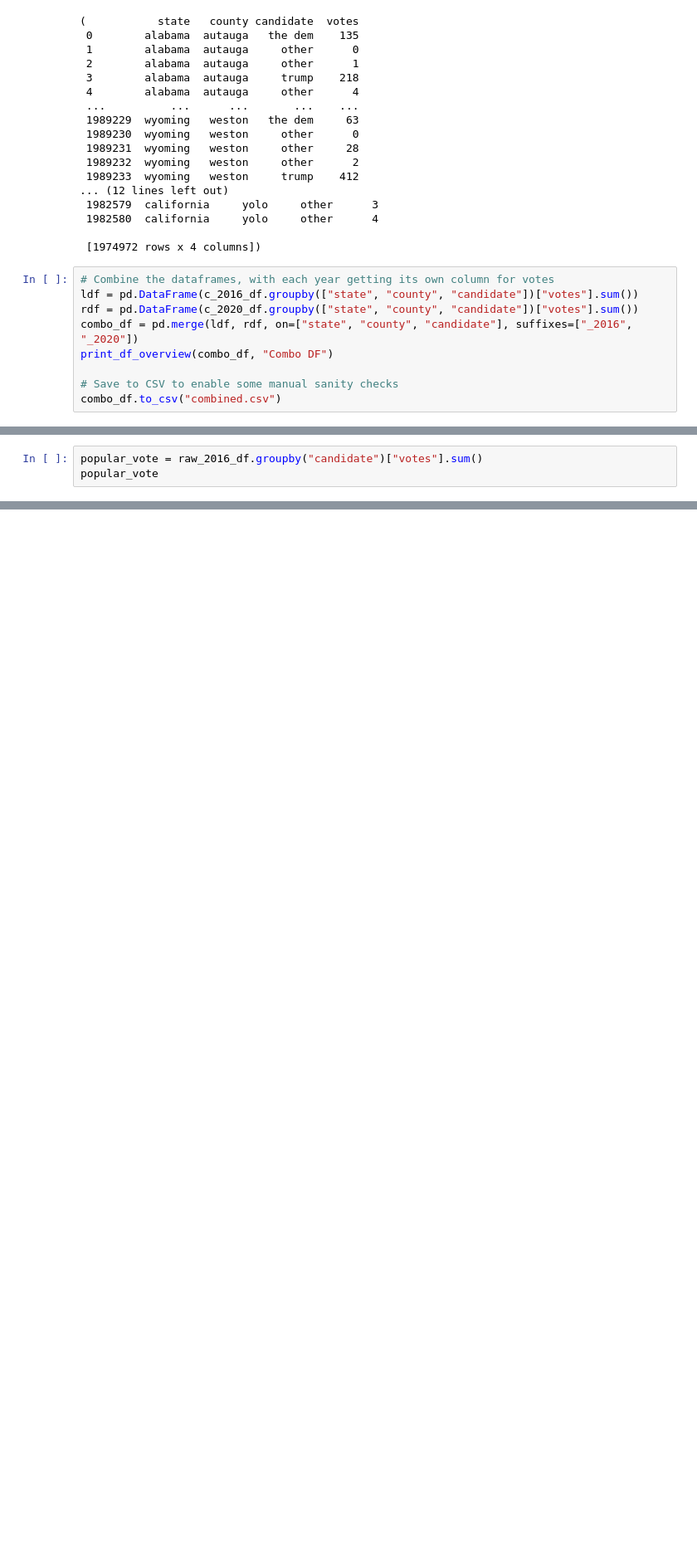
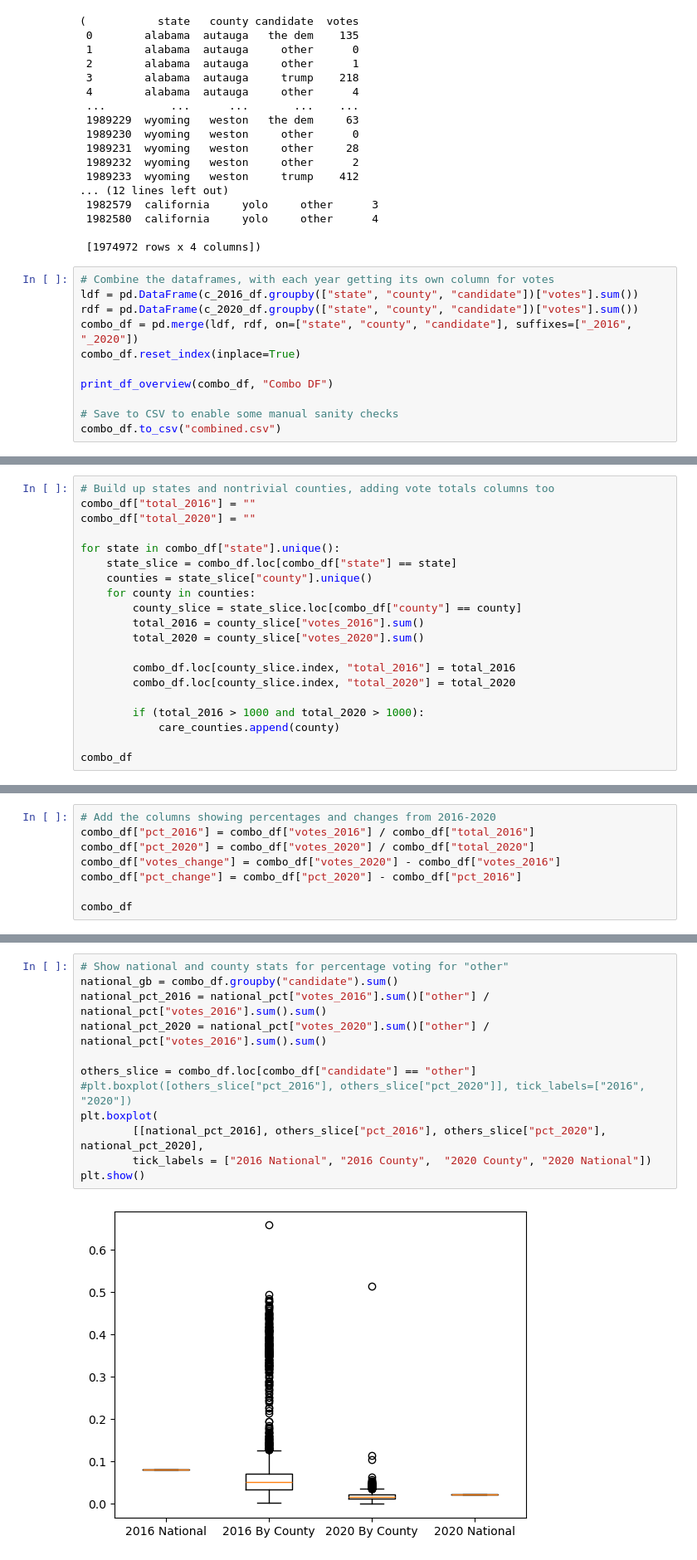
Before and after one commit to rmathena79/democracy, a Jupyter notebook: democracy.ipynb, the cells around one changed output, grey strips where cells are left out. Shown at 83% size. Cells and saved outputs as stored; diff of their text form; blank space fills up the shorter version.

Commit message:
Major calculations are in place, and my first graph

```diff
--- a/democracy.ipynb
+++ b/democracy.ipynb
@@ -178,6 +179,8 @@ c_2016_df, c_2020_df
 ldf = pd.DataFrame(c_2016_df.groupby(["state", "county", "candidate"])["votes"].sum())
 rdf = pd.DataFrame(c_2020_df.groupby(["state", "county", "candidate"])["votes"].sum())
 combo_df = pd.merge(ldf, rdf, on=["state", "county", "candidate"], suffixes=["_2016", "_2020"])
+combo_df.reset_index(inplace=True)
+
 print_df_overview(combo_df, "Combo DF")
 
 # Save to CSV to enable some manual sanity checks
@@ -202,5 +205,22 @@ votes_2020    int32
 Name: count, dtype: int64
 # %%
-popular_vote = raw_2016_df.groupby("candidate")["votes"].sum()
-popular_vote
+# Build up states and nontrivial counties, adding vote totals columns too
+combo_df["total_2016"] = ""
+combo_df["total_2020"] = ""
+
+for state in combo_df["state"].unique():
+    state_slice = combo_df.loc[combo_df["state"] == state]
+    counties = state_slice["county"].unique()
+    for county in counties:
+        county_slice = state_slice.loc[combo_df["county"] == county]
+        total_2016 = county_slice["votes_2016"].sum()
+        total_2020 = county_slice["votes_2020"].sum()
+
+        combo_df.loc[county_slice.index, "total_2016"] = total_2016
+        combo_df.loc[county_slice.index, "total_2020"] = total_2020
+
+        if (total_2016 > 1000 and total_2020 > 1000):
+            care_counties.append(county)
+
+combo_df
 # %% [output]
@@ -219,0 +244,8 @@ Name: votes, Length: 377, dtype: int32
+# %%
+# Add the columns showing percentages and changes from 2016-2020
+combo_df["pct_2016"] = combo_df["votes_2016"] / combo_df["total_2016"]
+combo_df["pct_2020"] = combo_df["votes_2020"] / combo_df["total_2020"]
+combo_df["votes_change"] = combo_df["votes_2020"] - combo_df["votes_2016"]
+combo_df["pct_change"] = combo_df["pct_2020"] - combo_df["pct_2016"]
+
+combo_df
@@ -219,0 +266,14 @@ Name: votes, Length: 377, dtype: int32
+# %%
+# Show national and county stats for percentage voting for "other"
+national_gb = combo_df.groupby("candidate").sum()
+national_pct_2016 = national_pct["votes_2016"].sum()["other"] / national_pct["votes_2016"].sum().sum()
+national_pct_2020 = national_pct["votes_2020"].sum()["other"] / national_pct["votes_2016"].sum().sum()
+
+others_slice = combo_df.loc[combo_df["candidate"] == "other"]
+#plt.boxplot([others_slice["pct_2016"], others_slice["pct_2020"]], tick_labels=["2016", "2020"])
+plt.boxplot(
+        [[national_pct_2016], others_slice["pct_2016"], others_slice["pct_2020"], national_pct_2020],
+        tick_labels = ["2016 National", "2016 County",  "2020 County", "2020 National"])
+plt.show()
+# %% [output]
+[figure, added]
```
Also changed, not shown: parts of 4 cells of this notebook, 2 other files.
